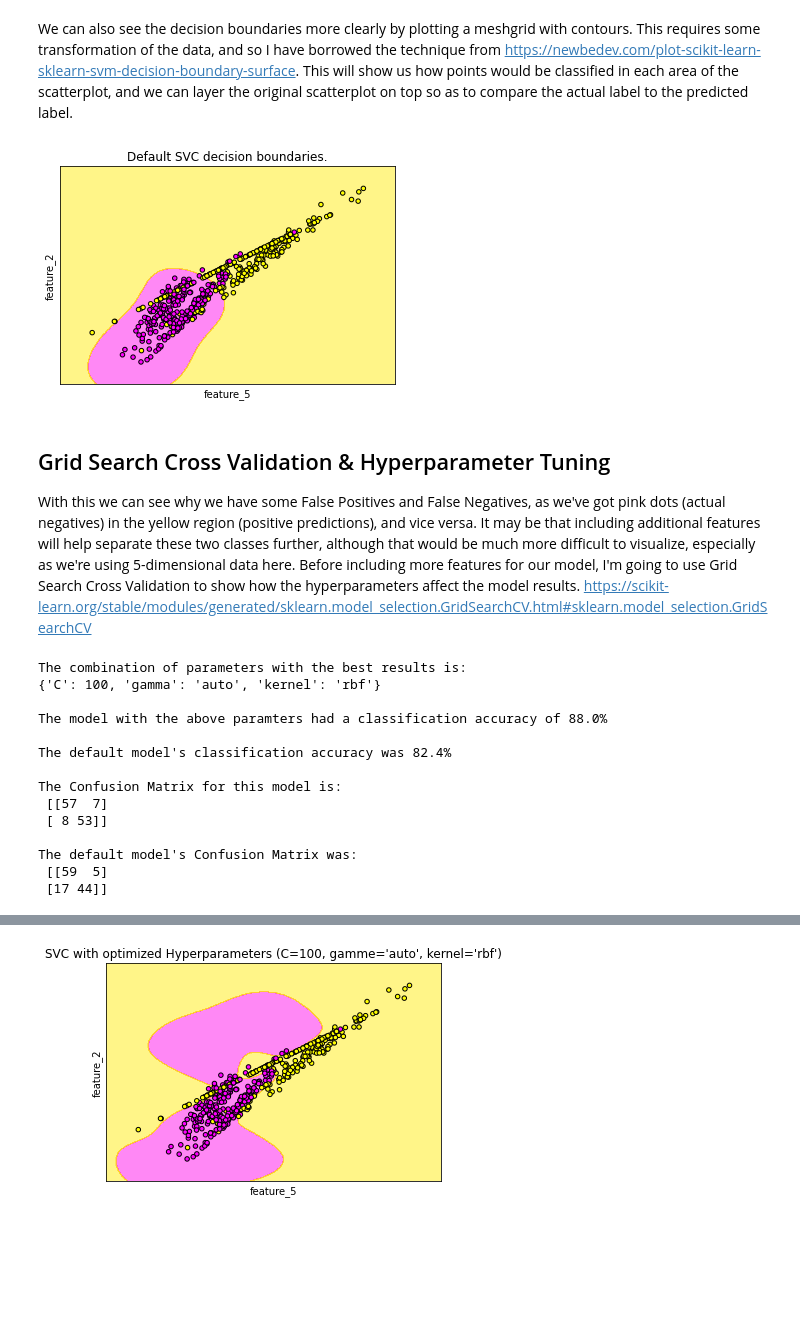
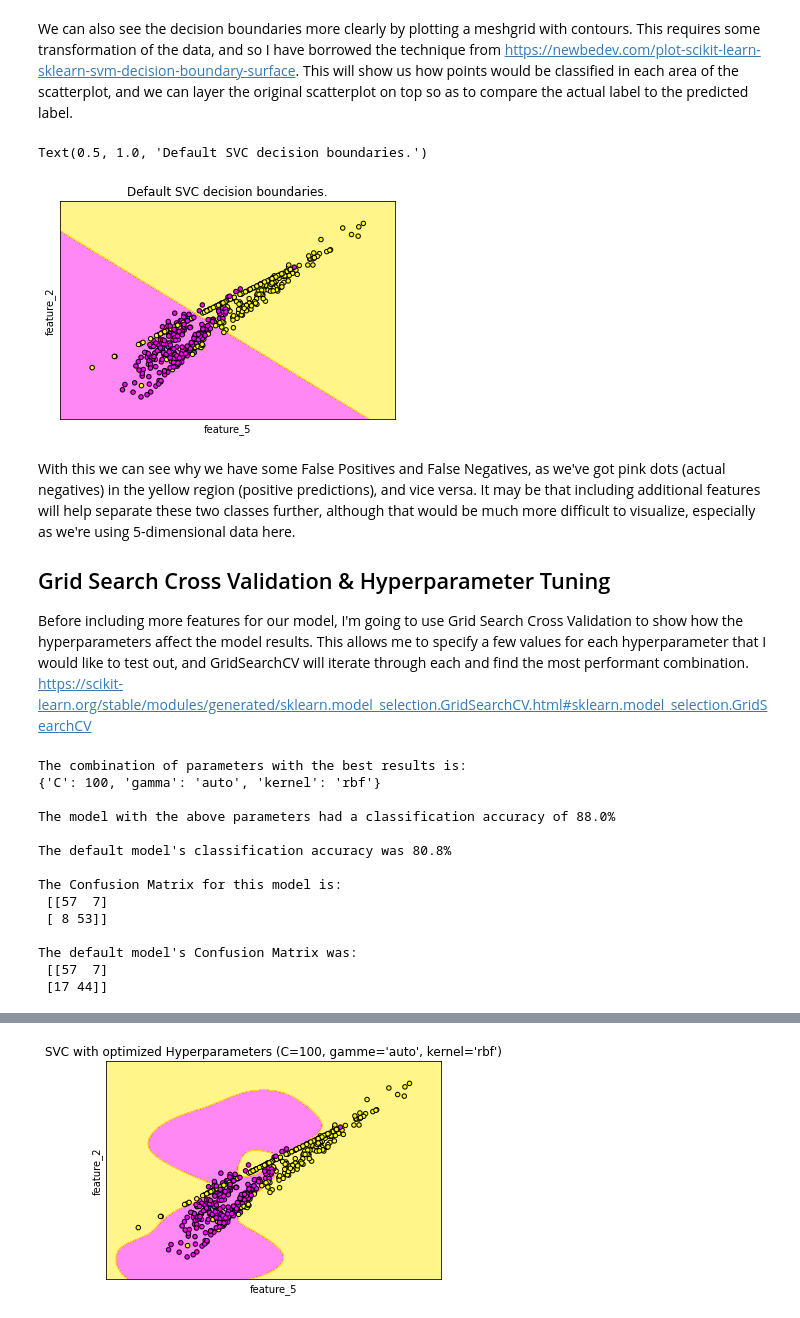
Before and after one commit to OtherBrian/machine-learning, a Jupyter notebook: scikit-learn.ipynb, the cells around one changed output, grey strips where cells are left out. Drawn from its saved outputs; the diff is of its cells as text; code cells hidden in the pictures; blank space fills up the shorter version.

Commit message:
Added more details on RBF vs Linear kernel for SVM. Also initial notes on Random Forest Classifier.

```diff
--- a/scikit-learn.ipynb
+++ b/scikit-learn.ipynb
@@ -354,47 +358,48 @@ def make_meshgrid(x, y, h=.02):
 def plot_contours(ax, clf, xx, yy, **params):
     Z = clf.predict(np.c_[xx.ravel(), yy.ravel()])
     Z = Z.reshape(xx.shape)
     out = ax.contourf(xx, yy, Z, **params)
     return out
 
 # Creating the SVC Classifier and fitting it using all of the data (i.e. test and train combined)
-svc_clf = SVC()
+svc_clf = SVC(kernel='linear')
 svc_clf = svc_clf.fit(X_2d, y_plotting)
 
 fig, ax = plt.subplots()
 
 # Creating the grid for plotting.
 X0, X1 = X_2d[:, 0], X_2d[:, 1]
 xx, yy = make_meshgrid(X0, X1)
 
 # Plotting the contours via the plot_contours() method above.
 plot_contours(ax, svc_clf, xx, yy, cmap=plt.cm.spring, alpha=0.5)
 
 # Plotting a scatter plot of the two variables on top.
 ax.scatter(X0, X1, c=y_plotting, cmap=plt.cm.spring, s=20, edgecolors='k')
 ax.set_ylabel('feature_2')
 ax.set_xlabel('feature_5')
 
 # Clearing the ticks.
 ax.set_xticks(())
 ax.set_yticks(())
 
 # title for the plot
 ax.set_title("Default SVC decision boundaries.")
-
-plt.show()
 # %% [output]
+Text(0.5, 1.0, 'Default SVC decision boundaries.')
-[figure, old version]
+[figure, new version]
 # %% [markdown]
+With this we can see why we have some False Positives and False Negatives, as we've got pink dots (actual negatives) in the yellow region (positive predictions), and vice versa. It may be that including additional features will help separate these two classes further, although that would be much more difficult to visualize, especially as we're using 5-dimensional data here.
+
 ## Grid Search Cross Validation & Hyperparameter Tuning
 
-With this we can see why we have some False Positives and False Negatives, as we've got pink dots (actual negatives) in the yellow region (positive predictions), and vice versa. It may be that including additional features will help separate these two classes further, although that would be much more difficult to visualize, especially as we're using 5-dimensional data here. Before including more features for our model, I'm going to use Grid Search Cross Validation to show how the hyperparameters affect the model results. https://scikit-learn.org/stable/modules/generated/sklearn.model_selection.GridSearchCV.html#sklearn.model_selection.GridSearchCV
+Before including more features for our model, I'm going to use Grid Search Cross Validation to show how the hyperparameters affect the model results. This allows me to specify a few values for each hyperparameter that I would like to test out, and GridSearchCV will iterate through each and find the most performant combination. https://scikit-learn.org/stable/modules/generated/sklearn.model_selection.GridSearchCV.html#sklearn.model_selection.GridSearchCV
 # %%
 # Defining the parameters I want to iterate through
 parameters = {'C': [0.1, 1, 10, 100],
               'gamma': [1, 0.1, 0.01],
               'gamma':['scale', 'auto'],
-              'kernel': ['rbf']}
+              'kernel': ['linear','rbf']}
 
 # Instantiating the grid with the above parameters and an SVC model.
 
@@ -421,15 +426,15 @@ print("\nThe default model's Confusion Matrix was:\n", svc_matrix)
 The combination of parameters with the best results is:
 {'C': 100, 'gamma': 'auto', 'kernel': 'rbf'}
 
-The model with the above paramters had a classification accuracy of 88.0%
+The model with the above parameters had a classification accuracy of 88.0%
 
-The default model's classification accuracy was 82.4%
+The default model's classification accuracy was 80.8%
 
 The Confusion Matrix for this model is:
  [[57  7]
  [ 8 53]]
 
 The default model's Confusion Matrix was:
- [[59  5]
+ [[57  7]
  [17 44]]
 # %% [markdown]
```
Also changed, not shown: parts of 11 cells of this notebook.
